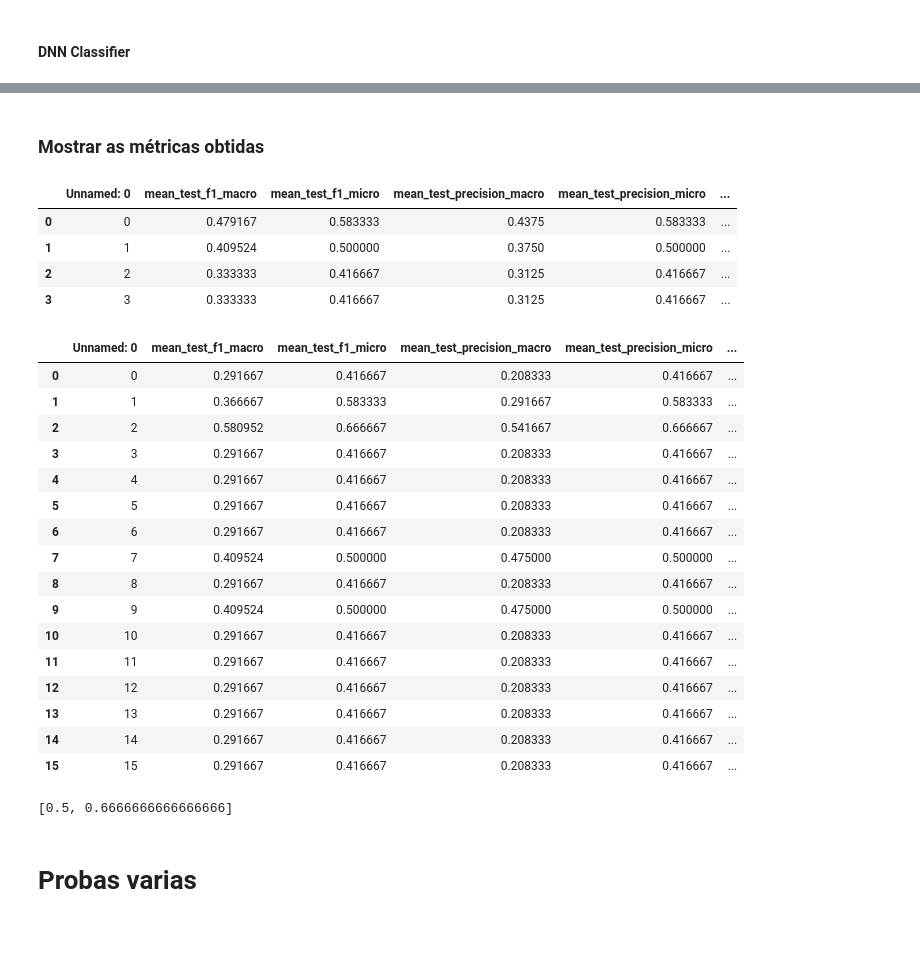
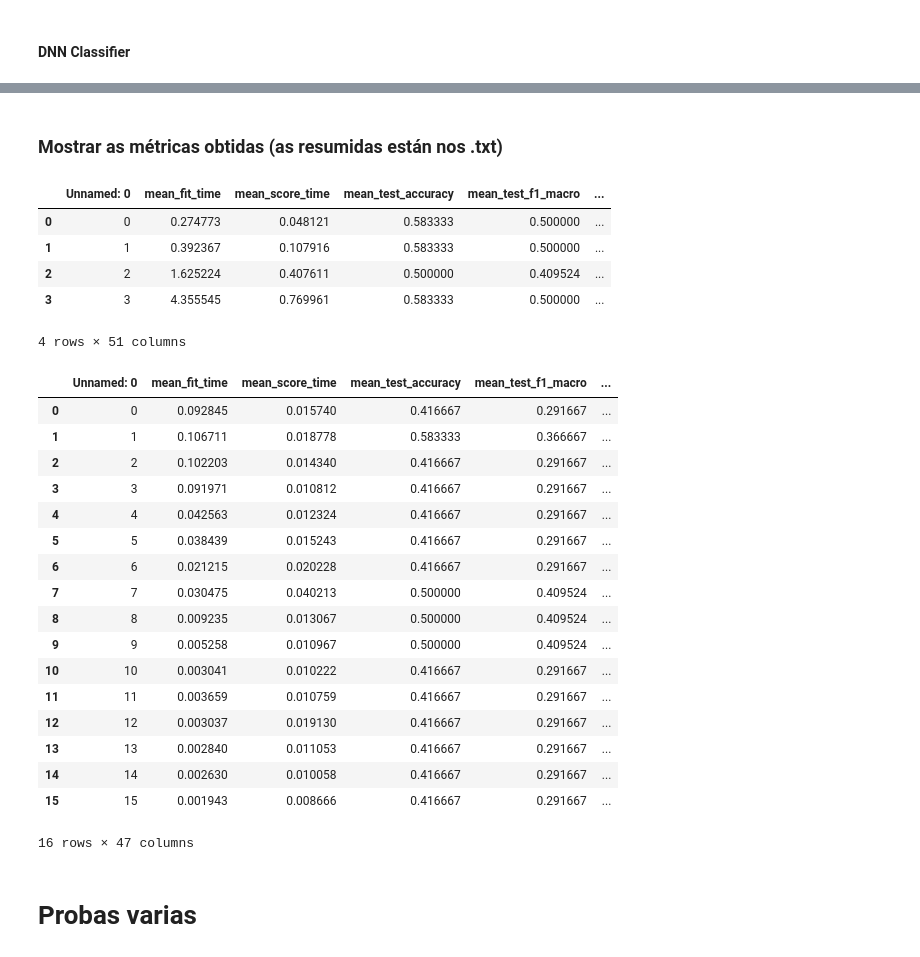
Before and after one commit to Nugofe/MicroPheno, a Jupyter notebook: notebooks/My-Micropheno.ipynb, the cells around one changed output, grey strips where cells are left out. Drawn from its saved outputs; the diff is of its cells as text; code cells hidden in the pictures.

Commit message:
DNN.py changed and all output metrics standarized to .txt files

```diff
--- a/notebooks/My-Micropheno.ipynb
+++ b/notebooks/My-Micropheno.ipynb
@@ -180,52 +140,36 @@ DNN.cross_validation('../../crohns_disease/results-PRUEBA/DNNclassifier/', gpu_d
 # %% [markdown]
-### Mostrar as métricas obtidas
+### Mostrar as métricas obtidas (as resumidas están nos .txt)
 # %%
 ### RF
-metrics=pd.read_csv("../../crohns_disease/results-PRUEBA/RFclassifier/filtered_metrics.csv")
+metrics=pd.read_csv("../../crohns_disease/results-PRUEBA/RFclassifier/all_metrics.csv")
 metrics
 # %% [output]
-|  | Unnamed: 0 | mean_test_f1_macro | mean_test_f1_micro | mean_test_precision_macro | mean_test_precision_micro | ... |
-| 0 | 0 | 0.479167 | 0.583333 | 0.4375 | 0.583333 | ... |
-| 1 | 1 | 0.409524 | 0.500000 | 0.3750 | 0.500000 | ... |
-| 2 | 2 | 0.333333 | 0.416667 | 0.3125 | 0.416667 | ... |
-| 3 | 3 | 0.333333 | 0.416667 | 0.3125 | 0.416667 | ... |
+|  | Unnamed: 0 | mean_fit_time | mean_score_time | mean_test_accuracy | mean_test_f1_macro | ... |
+| 0 | 0 | 0.274773 | 0.048121 | 0.583333 | 0.500000 | ... |
+| 1 | 1 | 0.392367 | 0.107916 | 0.583333 | 0.500000 | ... |
+| 2 | 2 | 1.625224 | 0.407611 | 0.500000 | 0.409524 | ... |
+| 3 | 3 | 4.355545 | 0.769961 | 0.583333 | 0.500000 | ... |
+4 rows × 51 columns
 # %%
 ### SVM
-metrics=pd.read_csv("../../crohns_disease/results-PRUEBA/SVMclassifier/filtered_metrics.csv")
+metrics=pd.read_csv("../../crohns_disease/results-PRUEBA/SVMclassifier/all_metrics.csv")
 metrics
 # %% [output]
-|  | Unnamed: 0 | mean_test_f1_macro | mean_test_f1_micro | mean_test_precision_macro | mean_test_precision_micro | ... |
-| 0 | 0 | 0.291667 | 0.416667 | 0.208333 | 0.416667 | ... |
-| 1 | 1 | 0.366667 | 0.583333 | 0.291667 | 0.583333 | ... |
-| 2 | 2 | 0.580952 | 0.666667 | 0.541667 | 0.666667 | ... |
-| 3 | 3 | 0.291667 | 0.416667 | 0.208333 | 0.416667 | ... |
-| 4 | 4 | 0.291667 | 0.416667 | 0.208333 | 0.416667 | ... |
-| 5 | 5 | 0.291667 | 0.416667 | 0.208333 | 0.416667 | ... |
-| 6 | 6 | 0.291667 | 0.416667 | 0.208333 | 0.416667 | ... |
-| 7 | 7 | 0.409524 | 0.500000 | 0.475000 | 0.500000 | ... |
-| 8 | 8 | 0.291667 | 0.416667 | 0.208333 | 0.416667 | ... |
-| 9 | 9 | 0.409524 | 0.500000 | 0.475000 | 0.500000 | ... |
-| 10 | 10 | 0.291667 | 0.416667 | 0.208333 | 0.416667 | ... |
-| 11 | 11 | 0.291667 | 0.416667 | 0.208333 | 0.416667 | ... |
-| 12 | 12 | 0.291667 | 0.416667 | 0.208333 | 0.416667 | ... |
-| 13 | 13 | 0.291667 | 0.416667 | 0.208333 | 0.416667 | ... |
-| 14 | 14 | 0.291667 | 0.416667 | 0.208333 | 0.416667 | ... |
-| 15 | 15 | 0.291667 | 0.416667 | 0.208333 | 0.416667 | ... |
+|  | Unnamed: 0 | mean_fit_time | mean_score_time | mean_test_accuracy | mean_test_f1_macro | ... |
+| 0 | 0 | 0.092845 | 0.015740 | 0.416667 | 0.291667 | ... |
+| 1 | 1 | 0.106711 | 0.018778 | 0.583333 | 0.366667 | ... |
+| 2 | 2 | 0.102203 | 0.014340 | 0.416667 | 0.291667 | ... |
+| 3 | 3 | 0.091971 | 0.010812 | 0.416667 | 0.291667 | ... |
+| 4 | 4 | 0.042563 | 0.012324 | 0.416667 | 0.291667 | ... |
+| 5 | 5 | 0.038439 | 0.015243 | 0.416667 | 0.291667 | ... |
+| 6 | 6 | 0.021215 | 0.020228 | 0.416667 | 0.291667 | ... |
+| 7 | 7 | 0.030475 | 0.040213 | 0.500000 | 0.409524 | ... |
+| 8 | 8 | 0.009235 | 0.013067 | 0.500000 | 0.409524 | ... |
+| 9 | 9 | 0.005258 | 0.010967 | 0.500000 | 0.409524 | ... |
+| 10 | 10 | 0.003041 | 0.010222 | 0.416667 | 0.291667 | ... |
+| 11 | 11 | 0.003659 | 0.010759 | 0.416667 | 0.291667 | ... |
+| 12 | 12 | 0.003037 | 0.019130 | 0.416667 | 0.291667 | ... |
+| 13 | 13 | 0.002840 | 0.011053 | 0.416667 | 0.291667 | ... |
+| 14 | 14 | 0.002630 | 0.010058 | 0.416667 | 0.291667 | ... |
+| 15 | 15 | 0.001943 | 0.008666 | 0.416667 | 0.291667 | ... |
+16 rows × 47 columns
-# %%
-### MLP
-#[latex_line, p_micro, r_micro, f1_micro, p_macro, r_macro, f1_macro,
-# (loss_values, val_loss_values, epochs)]=FileUtility.load_obj('../../crohns_disease/results-ARTICULO/DNNclassifier/results_mlp_1024-0.2-512-0.2-256-0.1-128-8_0.65.pickle')
-
-[latex_line, p_micro, r_micro, f1_micro, p_macro, r_macro, f1_macro, accuracy, roc_auc,
- (loss_values, val_loss_values, epochs)]=FileUtility.load_obj('../../crohns_disease/results-PRUEBA/DNNclassifier/results_mlp_1024-0.2-512-0.2-256-0.1-128-8_0.37.pickle')
-
-#p_micro
-#r_micro
-#f1_micro
-#p_macro
-#r_macro
-#f1_macro
-accuracy
-#roc_auc
-# %% [output]
-[0.5, 0.6666666666666666]
```
Also changed, not shown: parts of 5 cells of this notebook, 2 other files.
